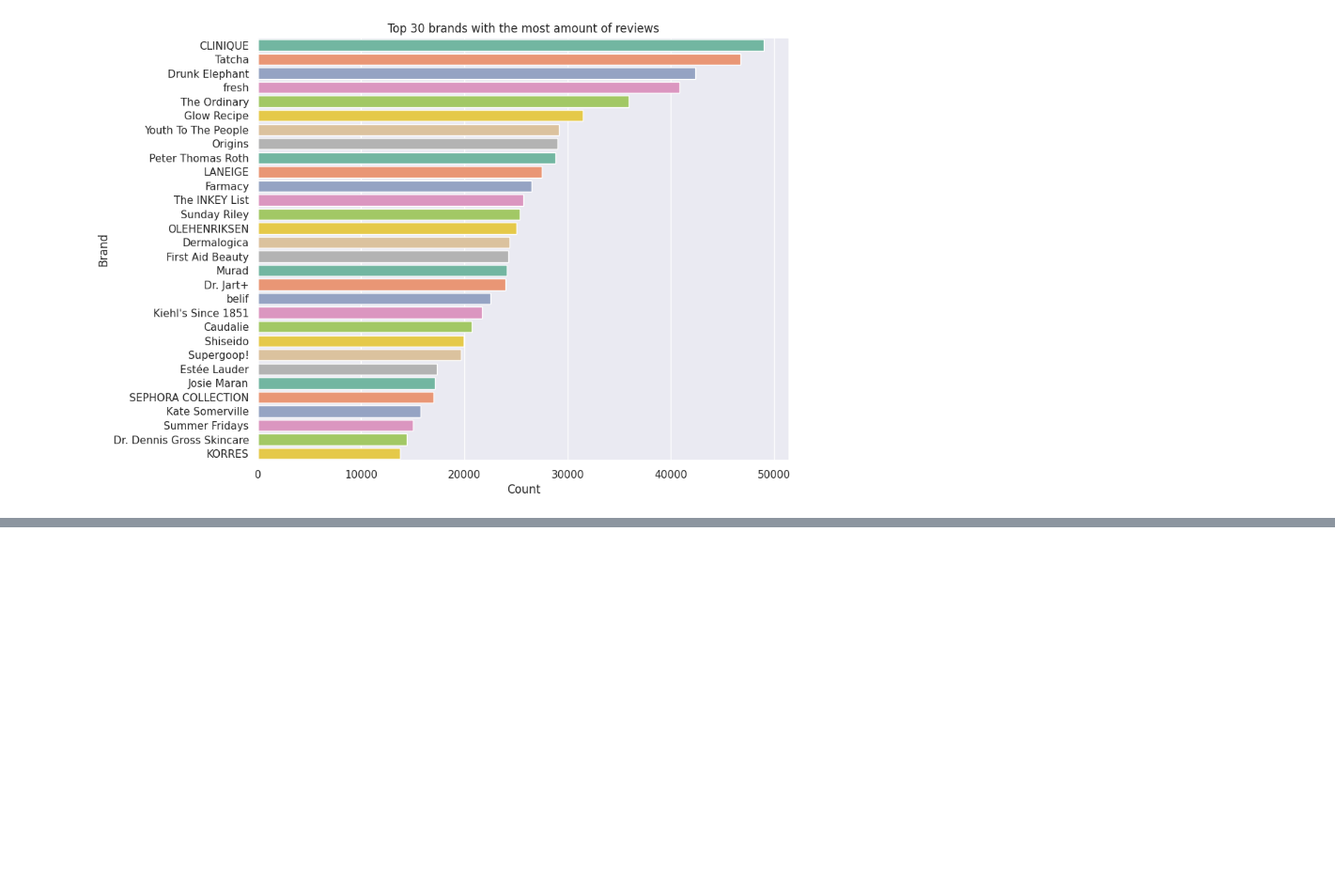
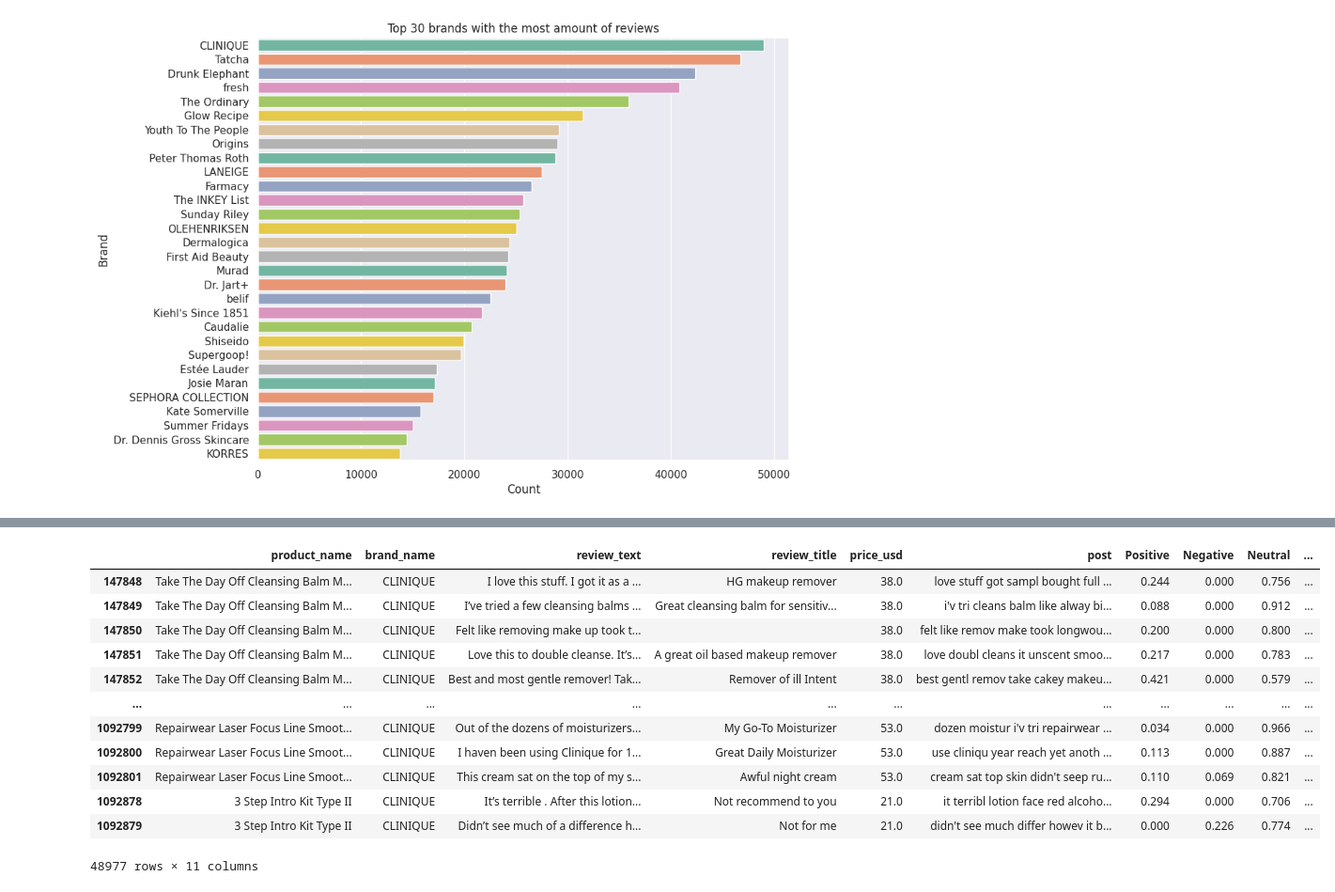
Before and after one commit to aksanaboo/sephora, a Jupyter notebook: SephoraEDApart2.ipynb, the cells around one changed output, grey strips where cells are left out. Shown at 94% size. Cells and saved outputs as stored; diff of their text form; code cells hidden in the pictures; blank space fills up the shorter version.

```diff
--- a/SephoraEDApart2.ipynb
+++ b/SephoraEDApart2.ipynb
@@ -308,0 +327,16 @@ plt.show()
+# %%
+clinique
+# %% [output]
+|  | product_name | brand_name | review_text | review_title | price_usd | post | Positive | Negative | Neutral | ... |
+| 147848 | Take The Day Off Cleansing Balm M... | CLINIQUE | I love this stuff. I got it as a ... | HG makeup remover | 38.0 | love stuff got sampl bought full ... | 0.244 | 0.000 | 0.756 | ... |
+| 147849 | Take The Day Off Cleansing Balm M... | CLINIQUE | I’ve tried a few cleansing balms ... | Great cleansing balm for sensitiv... | 38.0 | i'v tri cleans balm like alway bi... | 0.088 | 0.000 | 0.912 | ... |
+| 147850 | Take The Day Off Cleansing Balm M... | CLINIQUE | Felt like removing make up took t... |  | 38.0 | felt like remov make took longwou... | 0.200 | 0.000 | 0.800 | ... |
+| 147851 | Take The Day Off Cleansing Balm M... | CLINIQUE | Love this to double cleanse. It’s... | A great oil based makeup remover | 38.0 | love doubl cleans it unscent smoo... | 0.217 | 0.000 | 0.783 | ... |
+| 147852 | Take The Day Off Cleansing Balm M... | CLINIQUE | Best and most gentle remover! Tak... | Remover of ill Intent | 38.0 | best gentl remov take cakey makeu... | 0.421 | 0.000 | 0.579 | ... |
+| ... | ... | ... | ... | ... | ... | ... | ... | ... | ... | ... |
+| 1092799 | Repairwear Laser Focus Line Smoot... | CLINIQUE | Out of the dozens of moisturizers... | My Go-To Moisturizer | 53.0 | dozen moistur i'v tri repairwear ... | 0.034 | 0.000 | 0.966 | ... |
+| 1092800 | Repairwear Laser Focus Line Smoot... | CLINIQUE | I haven been using Clinique for 1... | Great Daily Moisturizer | 53.0 | use cliniqu year reach yet anoth ... | 0.113 | 0.000 | 0.887 | ... |
+| 1092801 | Repairwear Laser Focus Line Smoot... | CLINIQUE | This cream sat on the top of my s... | Awful night cream | 53.0 | cream sat top skin didn't seep ru... | 0.110 | 0.069 | 0.821 | ... |
+| 1092878 | 3 Step Intro Kit Type II | CLINIQUE | It’s terrible . After this lotion... | Not recommend to you | 21.0 | it terribl lotion face red alcoho... | 0.294 | 0.000 | 0.706 | ... |
+| 1092879 | 3 Step Intro Kit Type II | CLINIQUE | Didn’t see much of a difference h... | Not for me | 21.0 | didn't see much differ howev it b... | 0.000 | 0.226 | 0.774 | ... |
+48977 rows × 11 columns
```
Also changed, not shown: parts of 17 cells of this notebook.
